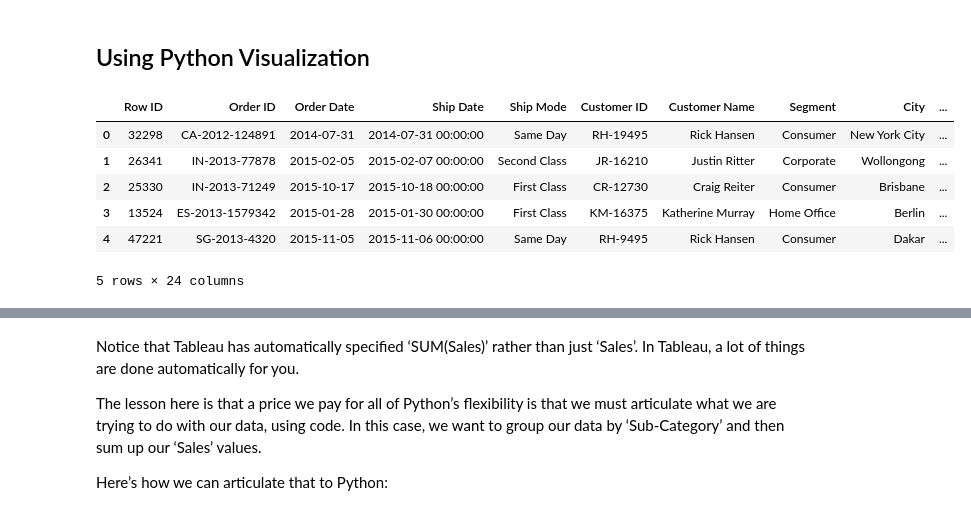
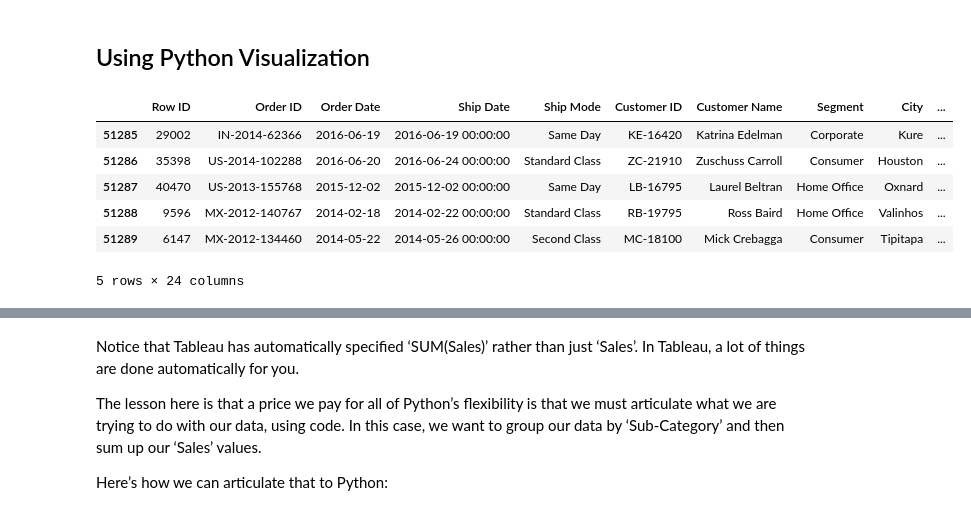
Before and after one commit to lordhriley/techtalentsouth, a Jupyter notebook: storytelling/index.ipynb, the cells around one changed output, grey strips where cells are left out. Saved outputs shown, nothing was run; the diff lists cells and outputs as text; code cells hidden in the pictures.

```diff
--- a/storytelling/index.ipynb
+++ b/storytelling/index.ipynb
@@ -37,14 +37,14 @@ Signup to get a [free Cloud version of Qlik Sense](https://www.qlik.com/us/).
 import pandas as pd
 store_df = pd.read_excel('files/Global.Superstore.xlsx')
 # %%
-store_df.head()
+store_df.tail()
 # %% [output]
 |  | Row ID | Order ID | Order Date | Ship Date | Ship Mode | Customer ID | Customer Name | Segment | City | ... |
-| 0 | 32298 | CA-2012-124891 | 2014-07-31 | 2014-07-31 00:00:00 | Same Day | RH-19495 | Rick Hansen | Consumer | New York City | ... |
-| 1 | 26341 | IN-2013-77878 | 2015-02-05 | 2015-02-07 00:00:00 | Second Class | JR-16210 | Justin Ritter | Corporate | Wollongong | ... |
-| 2 | 25330 | IN-2013-71249 | 2015-10-17 | 2015-10-18 00:00:00 | First Class | CR-12730 | Craig Reiter | Consumer | Brisbane | ... |
-| 3 | 13524 | ES-2013-1579342 | 2015-01-28 | 2015-01-30 00:00:00 | First Class | KM-16375 | Katherine Murray | Home Office | Berlin | ... |
-| 4 | 47221 | SG-2013-4320 | 2015-11-05 | 2015-11-06 00:00:00 | Same Day | RH-9495 | Rick Hansen | Consumer | Dakar | ... |
+| 51285 | 29002 | IN-2014-62366 | 2016-06-19 | 2016-06-19 00:00:00 | Same Day | KE-16420 | Katrina Edelman | Corporate | Kure | ... |
+| 51286 | 35398 | US-2014-102288 | 2016-06-20 | 2016-06-24 00:00:00 | Standard Class | ZC-21910 | Zuschuss Carroll | Consumer | Houston | ... |
+| 51287 | 40470 | US-2013-155768 | 2015-12-02 | 2015-12-02 00:00:00 | Same Day | LB-16795 | Laurel Beltran | Home Office | Oxnard | ... |
+| 51288 | 9596 | MX-2012-140767 | 2014-02-18 | 2014-02-22 00:00:00 | Standard Class | RB-19795 | Ross Baird | Home Office | Valinhos | ... |
+| 51289 | 6147 | MX-2012-134460 | 2014-05-22 | 2014-05-26 00:00:00 | Second Class | MC-18100 | Mick Crebagga | Consumer | Tipitapa | ... |
 5 rows × 24 columns
 # %% [markdown]
 Instead of talking about Python in some abstract sense, let’s aim for a target that’s familiar and well-understood.
```
Also changed, not shown: parts of 1 cell of this notebook, 3 other files.
